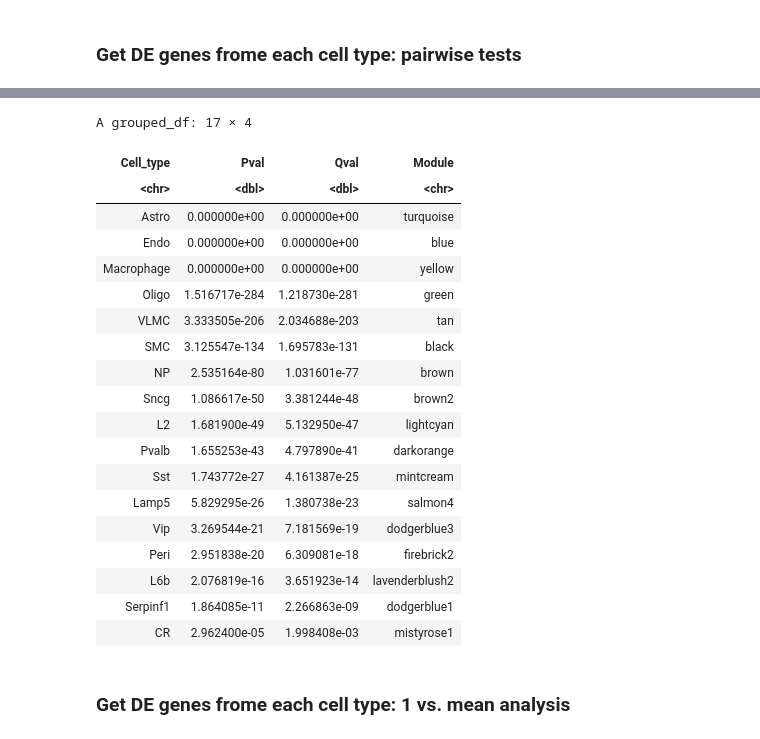
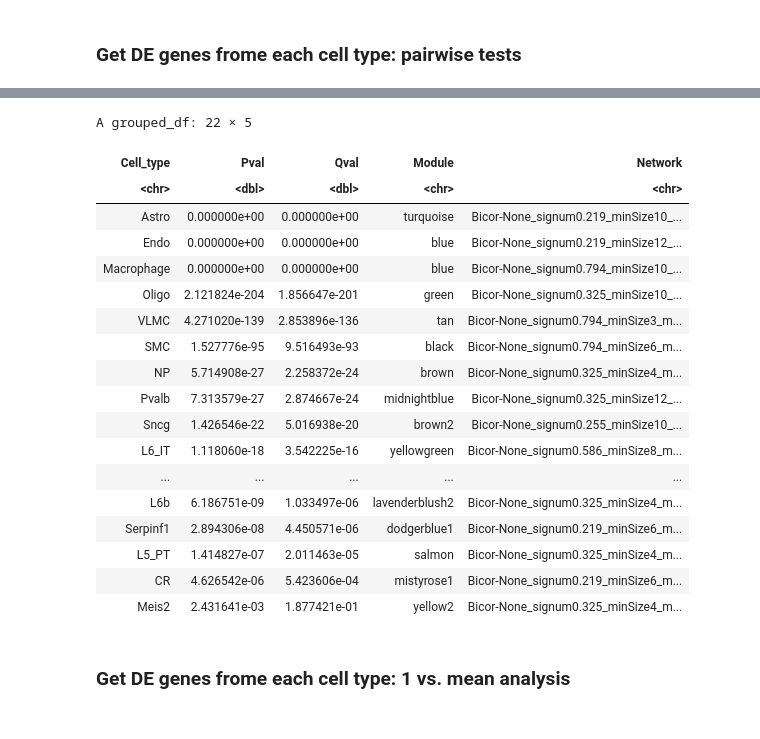
Before and after one commit to reliscu/pseudobulk_splicing_tasic_2018_mouse_ALM, a Jupyter notebook: 07_get_module_enrichments.ipynb, the cells around one changed output, grey strips where cells are left out. Saved outputs shown, nothing was run; the diff lists cells and outputs as text; code cells hidden in the pictures.

```diff
--- a/07_get_module_enrichments.ipynb
+++ b/07_get_module_enrichments.ipynb
@@ -81,11 +81,12 @@ get_module_enrichments <- function(network_dir, ctype_genes, mod_def="PosFDR") {
 # %%
 # pooled_res_list <- readRDS("data/tasic_2018_ALM_STAR_donor_cell_type_pseudobulk_1_vs_pooled_DE_genes_dream.RDS")
 # %%
-# pval_threshold <- .05/length(pooled_res_list)
+pval_threshold <- .05/length(pooled_res_list)
+lfc_threshold <- 6
 
-# ctype_genes <- lapply(pooled_res_list, function(df) {
-#     mask <- (df['adj.P.Val'] < pval_threshold) & (abs(df['logFC']) > 2)
-#     df[mask, 1]
-# })
-# names(ctype_genes) <- names(pooled_res_list)
+ctype_genes <- lapply(mean_res_list, function(df) {
+    mask <- (df['adj.P.Val'] < pval_threshold) & (abs(df['logFC']) > lfc_threshold)
+    df[mask, 1]
+})
+names(ctype_genes) <- names(mean_res_list)
 # %%
@@ -122,9 +115,10 @@ ctypes <- unique(sapply(strsplit(names(pairwise_res_list), "_vs_"), "[", 1))
 
 ctype_genes <- lapply(ctypes, function(target) {
     ctype_res_list <- pairwise_res_list[grep(paste0("^", target), names(pairwise_res_list))]
-    pval_threshold <- .05 # /length(ctype_res_list)
-    ctype_genes_list <- lapply(ctype_res_list, function(ctype_res) {
-        ctype_res[ctype_res$adj.P.Val < pval_threshold, 1]
+    pval_threshold <- .05 /length(ctype_res_list)
+    ctype_genes_list <- lapply(ctype_res_list, function(df) {
+        mask <- df$adj.P.Val < pval_threshold
+        df[mask, 1]
     })
     Reduce(intersect, ctype_genes_list)
 })
@@ -159,36 +153,35 @@ enrichments_df <- get_module_enrichments(network_dir, ctype_genes)
 # Get most enriched cell type for each module
 # If cell type is most enriched in multiple modules, choose module with smallest p-value
 
-top_mods_df <- enrichments_df %>%
+pairwise_top_mods_df <- enrichments_df %>%
     group_by(Network, Module) %>%
     slice_min(Qval) %>%
     group_by(Cell_type) %>%
-    slice_min(Qval,with_ties=FALSE) %>%
-    filter(Qval < .05) %>%
+    slice_min(Qval, with_ties=FALSE) %>%
+    # filter(Qval < .05) %>%
     arrange(Qval)
 # %%
-top_mods_df[,c("Cell_type", "Pval", "Qval", "Module")]
+pairwise_top_mods_df[,c("Cell_type", "Pval", "Qval", "Module", "Network")]
 # %% [output]
-A grouped_df: 17 × 4
+A grouped_df: 22 × 5
-| Cell_type | Pval | Qval | Module |
-| <chr> | <dbl> | <dbl> | <chr> |
-| Astro | 0.000000e+00 | 0.000000e+00 | turquoise |
-| Endo | 0.000000e+00 | 0.000000e+00 | blue |
-| Macrophage | 0.000000e+00 | 0.000000e+00 | yellow |
-| Oligo | 1.516717e-284 | 1.218730e-281 | green |
-| VLMC | 3.333505e-206 | 2.034688e-203 | tan |
-| SMC | 3.125547e-134 | 1.695783e-131 | black |
-| NP | 2.535164e-80 | 1.031601e-77 | brown |
-| Sncg | 1.086617e-50 | 3.381244e-48 | brown2 |
-| L2 | 1.681900e-49 | 5.132950e-47 | lightcyan |
-| Pvalb | 1.655253e-43 | 4.797890e-41 | darkorange |
-| Sst | 1.743772e-27 | 4.161387e-25 | mintcream |
-| Lamp5 | 5.829295e-26 | 1.380738e-23 | salmon4 |
-| Vip | 3.269544e-21 | 7.181569e-19 | dodgerblue3 |
-| Peri | 2.951838e-20 | 6.309081e-18 | firebrick2 |
-| L6b | 2.076819e-16 | 3.651923e-14 | lavenderblush2 |
-| Serpinf1 | 1.864085e-11 | 2.266863e-09 | dodgerblue1 |
-| CR | 2.962400e-05 | 1.998408e-03 | mistyrose1 |
+| Cell_type | Pval | Qval | Module | Network |
+| <chr> | <dbl> | <dbl> | <chr> | <chr> |
+| Astro | 0.000000e+00 | 0.000000e+00 | turquoise | Bicor-None_signum0.219_minSize10_... |
+| Endo | 0.000000e+00 | 0.000000e+00 | blue | Bicor-None_signum0.219_minSize12_... |
+| Macrophage | 0.000000e+00 | 0.000000e+00 | blue | Bicor-None_signum0.794_minSize10_... |
+| Oligo | 2.121824e-204 | 1.856647e-201 | green | Bicor-None_signum0.325_minSize10_... |
+| VLMC | 4.271020e-139 | 2.853896e-136 | tan | Bicor-None_signum0.794_minSize3_m... |
+| SMC | 1.527776e-95 | 9.516493e-93 | black | Bicor-None_signum0.794_minSize6_m... |
+| NP | 5.714908e-27 | 2.258372e-24 | brown | Bicor-None_signum0.325_minSize4_m... |
+| Pvalb | 7.313579e-27 | 2.874667e-24 | midnightblue | Bicor-None_signum0.325_minSize12_... |
+| Sncg | 1.426546e-22 | 5.016938e-20 | brown2 | Bicor-None_signum0.255_minSize10_... |
+| L6_IT | 1.118060e-18 | 3.542225e-16 | yellowgreen | Bicor-None_signum0.586_minSize8_m... |
+| ... | ... | ... | ... | ... |
+| L6b | 6.186751e-09 | 1.033497e-06 | lavenderblush2 | Bicor-None_signum0.325_minSize4_m... |
+| Serpinf1 | 2.894306e-08 | 4.450571e-06 | dodgerblue1 | Bicor-None_signum0.219_minSize6_m... |
+| L5_PT | 1.414827e-07 | 2.011463e-05 | salmon | Bicor-None_signum0.325_minSize4_m... |
+| CR | 4.626542e-06 | 5.423606e-04 | mistyrose1 | Bicor-None_signum0.219_minSize6_m... |
+| Meis2 | 2.431641e-03 | 1.877421e-01 | yellow2 | Bicor-None_signum0.325_minSize4_m... |
 # %% [markdown]
 ### Get DE genes frome each cell type: 1 vs. mean analysis
 # %%
```
Also changed, not shown: parts of 10 cells of this notebook.
